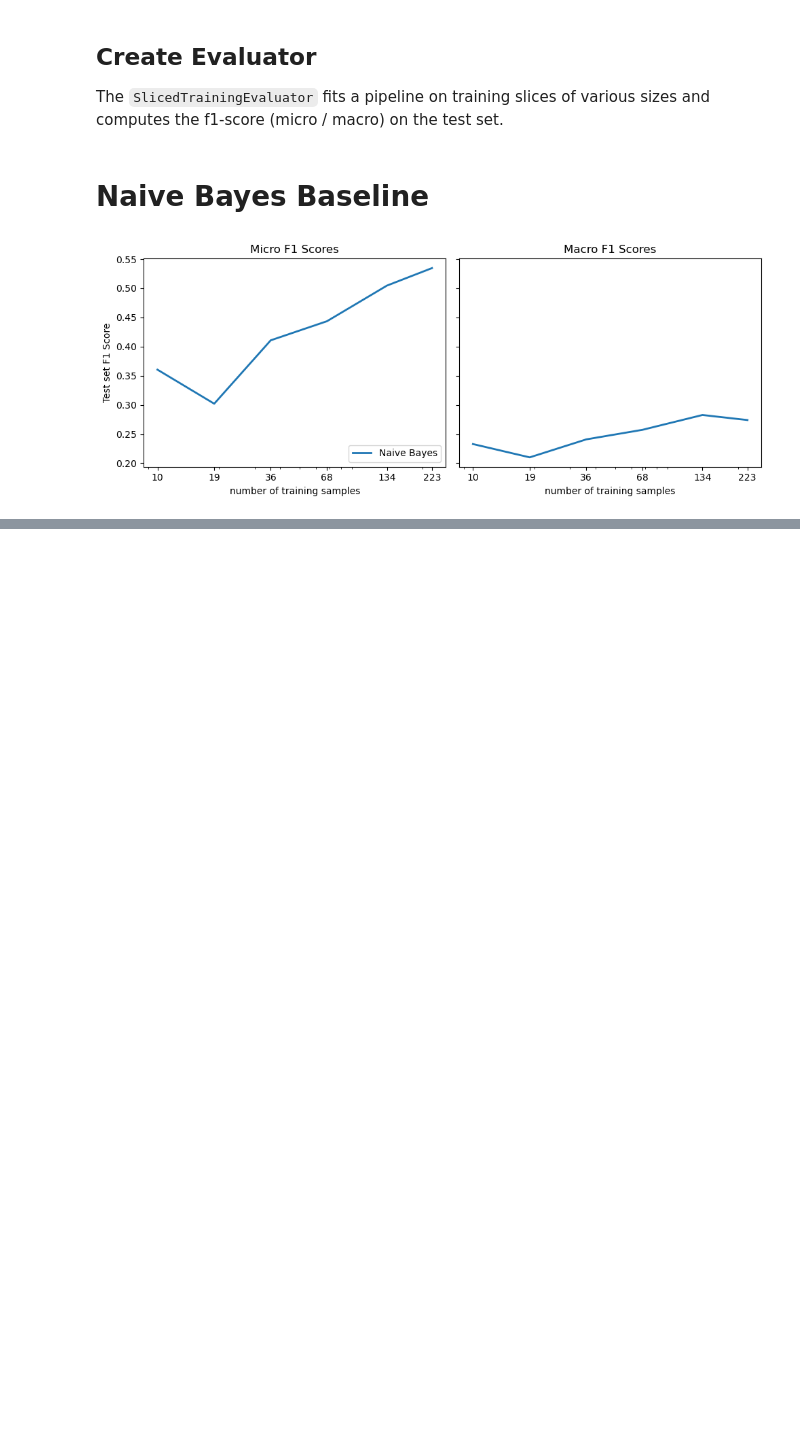
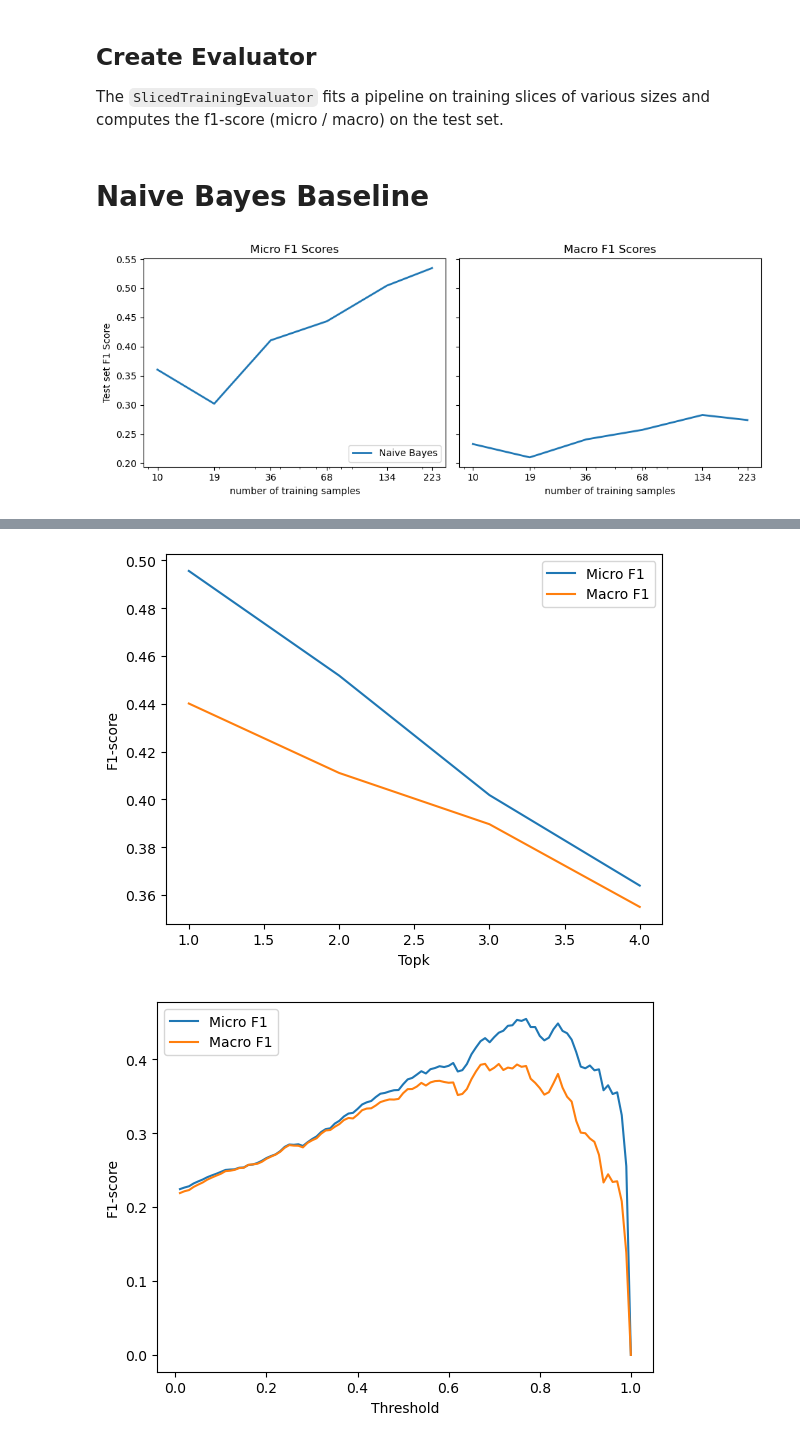
Before and after one commit to spayot/nlp_with_transformers, a Jupyter notebook: chp09_few_to_no_labels/notebooks/nlpt_09_few_to_no_labels.ipynb, the cells around one changed output, grey strips where cells are left out. Drawn from its saved outputs; the diff is of its cells as text; code cells hidden in the pictures; blank space fills up the shorter version.

Commit message:
chp9: adding zero shot classification section

```diff
--- a/chp09_few_to_no_labels/notebooks/nlpt_09_few_to_no_labels.ipynb
+++ b/chp09_few_to_no_labels/notebooks/nlpt_09_few_to_no_labels.ipynb
@@ -226,0 +286,10 @@ fl.plot.plot_metrics(evaluator, "Naive Bayes")
+# %%
+pipe = tfm.pipeline("zero-shot-classification")
+
+# test on a sample
+sample = ds["train"][0]
+output = pipe(sample["text"], all_labels, multi_label=True)
+print(f"Labels: {sample['labels']}")
+print(f"Text: {output['sequence'][:300]}")
+for label, score in zip(output["labels"], output["scores"]):
+    print(f"{label:<20}{score:.3f}")
@@ -226,0 +318,9 @@ fl.plot.plot_metrics(evaluator, "Naive Bayes")
+# %%
+# apply pipeline to validation set
+def zero_shot_pipeline(example):
+    output = pipe(example["text"], all_labels, multi_label=True)
+    example["predicted_labels"] = output["labels"]
+    example["scores"] = output["scores"]
+    return example
+
+ds_zero_shot = ds["valid"].map(zero_shot_pipeline)
@@ -226,0 +400,8 @@ fl.plot.plot_metrics(evaluator, "Naive Bayes")
+# %%
+_ = plot_zero_shot_perf_vs_kwarg(topk=[1,2,3,4])
+
+thresholds = np.linspace(0.01,1,100)
+micros, macros = plot_zero_shot_perf_vs_kwarg(threshold=thresholds)
+# %% [output]
+[figure, added]
+[figure, added]
```
Also changed, not shown: parts of 16 cells of this notebook, 2 other files.
